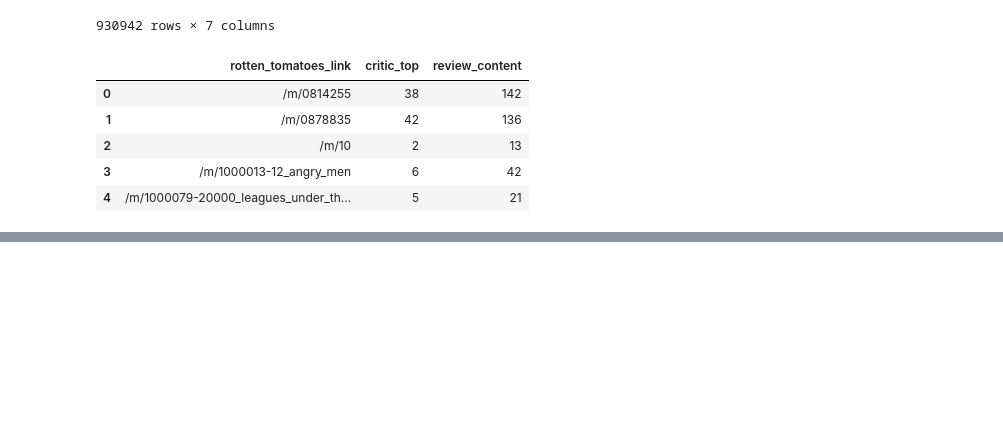
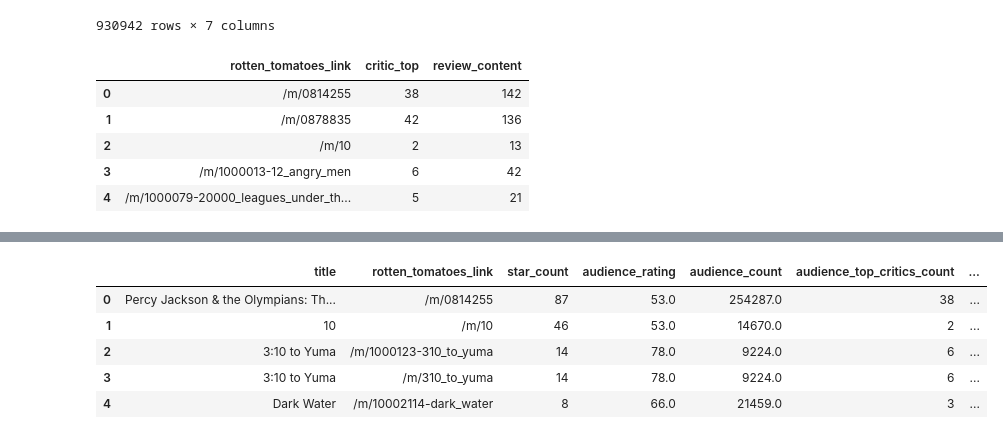
Before and after one commit to brian1581/final-project, a Jupyter notebook: Jupyter_notebooks/RT_ReviewCount.ipynb, the cells around one changed output, grey strips where cells are left out. Drawn from its saved outputs; the diff is of its cells as text; code cells hidden in the pictures; blank space fills up the shorter version.

```diff
--- a/Jupyter_notebooks/RT_ReviewCount.ipynb
+++ b/Jupyter_notebooks/RT_ReviewCount.ipynb
@@ -80,2 +68,2 @@ merged.to_csv('Resources/critic_review_count.csv')
 # %%
-RT_revenue.merge(merged, how='left', right_on='movie_title', left_on='title')
+revenue_reviews = RT_revenue.merge(merged, how='left', right_on='movie_title', left_on='title')
@@ -122,0 +70,14 @@ RT_revenue
+# %%
+revenue_reviews.drop(columns=['movie_title'], inplace=True)
+# %%
+revenue_reviews.rename(columns={'critic_top': 'top_critic_review_count', 'review_content': 'review_count'}, inplace=True)
+revenue_reviews = revenue_reviews[['title', 'rotten_tomatoes_link', 'star_count', 'audience_rating', 'audience_count', 'audience_top_critics_count', 'audience_fresh_critics_count', 'audience_rotten_critics_count', 'revenue', 'top_critic_review_count', 'review_count']]
+# %%
+revenue_reviews.head()
+# %% [output]
+|  | title | rotten_tomatoes_link | star_count | audience_rating | audience_count | audience_top_critics_count | ... |
+| 0 | Percy Jackson & the Olympians: Th... | /m/0814255 | 87 | 53.0 | 254287.0 | 38 | ... |
+| 1 | 10 | /m/10 | 46 | 53.0 | 14670.0 | 2 | ... |
+| 2 | 3:10 to Yuma | /m/1000123-310_to_yuma | 14 | 78.0 | 9224.0 | 6 | ... |
+| 3 | 3:10 to Yuma | /m/310_to_yuma | 14 | 78.0 | 9224.0 | 6 | ... |
+| 4 | Dark Water | /m/10002114-dark_water | 8 | 66.0 | 21459.0 | 3 | ... |
```
Also changed, not shown: parts of 7 cells of this notebook, 1 other file.
